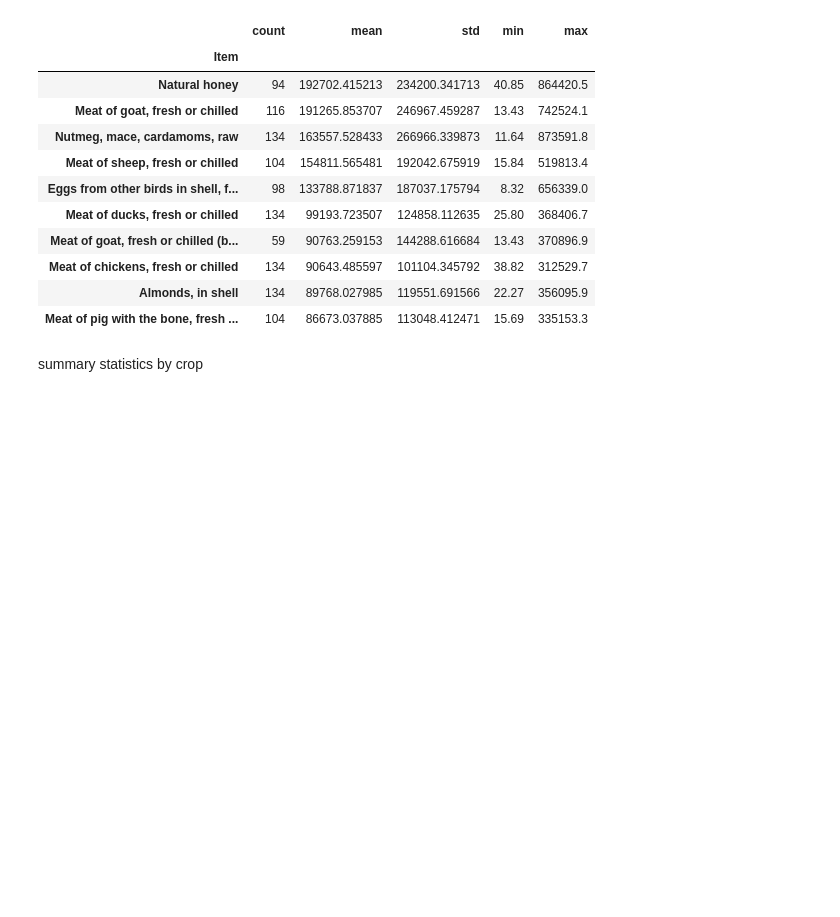
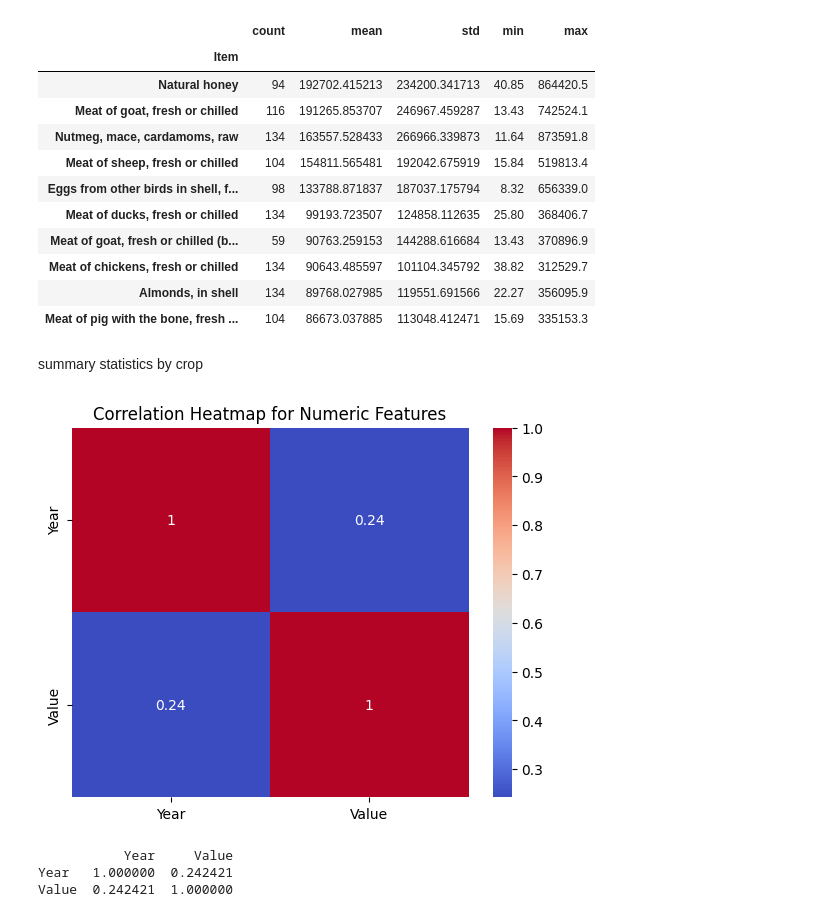
Before and after one commit to riya9818/agriculture-crop-price-predictor, a Jupyter notebook: notebooks/analysis.ipynb, the cells around one changed output. Saved outputs shown, nothing was run; the diff lists cells and outputs as text; code cells hidden in the pictures; blank space fills up the shorter version.

Commit message:
Analyzed correlation between year and crop prices to identify long-term trends

```diff
--- a/notebooks/analysis.ipynb
+++ b/notebooks/analysis.ipynb
@@ -169,3 +169,20 @@ summary.head(10)
 | Meat of pig with the bone, fresh ... | 104 | 86673.037885 | 113048.412471 | 15.69 | 335153.3 |
 # %% [markdown]
 summary statistics by crop
+# %%
+import seaborn as sns
+import matplotlib.pyplot as plt
+
+# Correlation (only numeric cols)
+corr = df.corr(numeric_only=True)
+sns.heatmap(corr, annot=True, cmap="coolwarm")
+plt.title("Correlation Heatmap for Numeric Features")
+plt.show()
+
+# Optional: correlation of Value vs Year
+print(df[["Year", "Value"]].corr())
+# %% [output]
+[figure, added]
+           Year     Value
+Year   1.000000  0.242421
+Value  0.242421  1.000000
```
